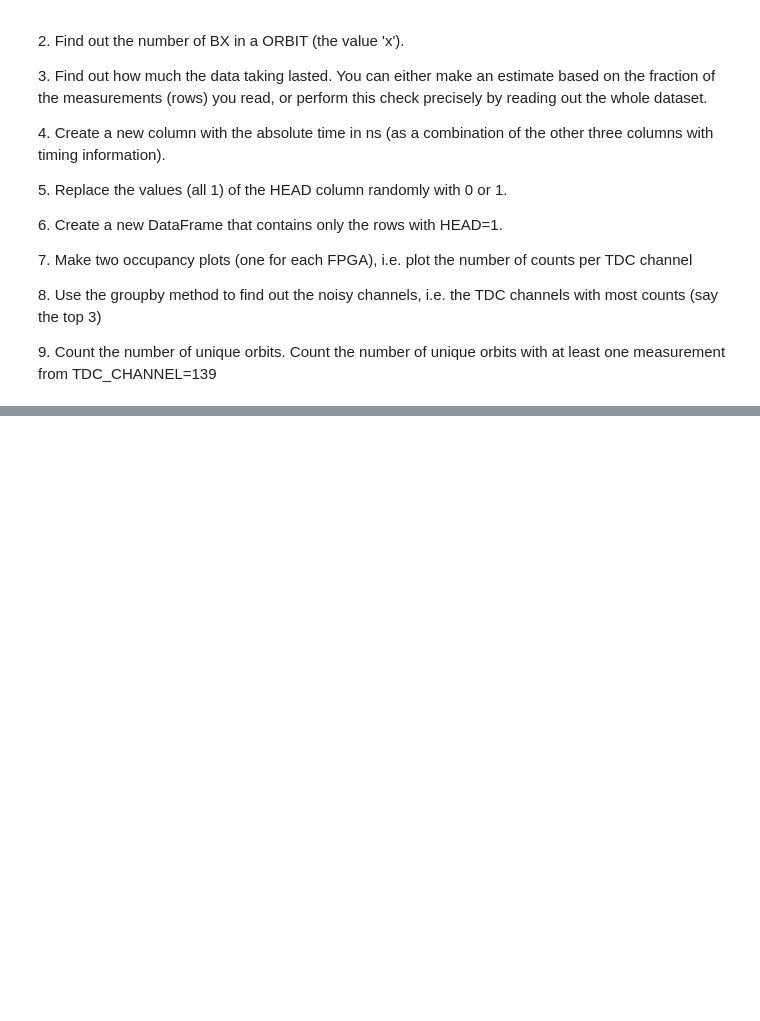
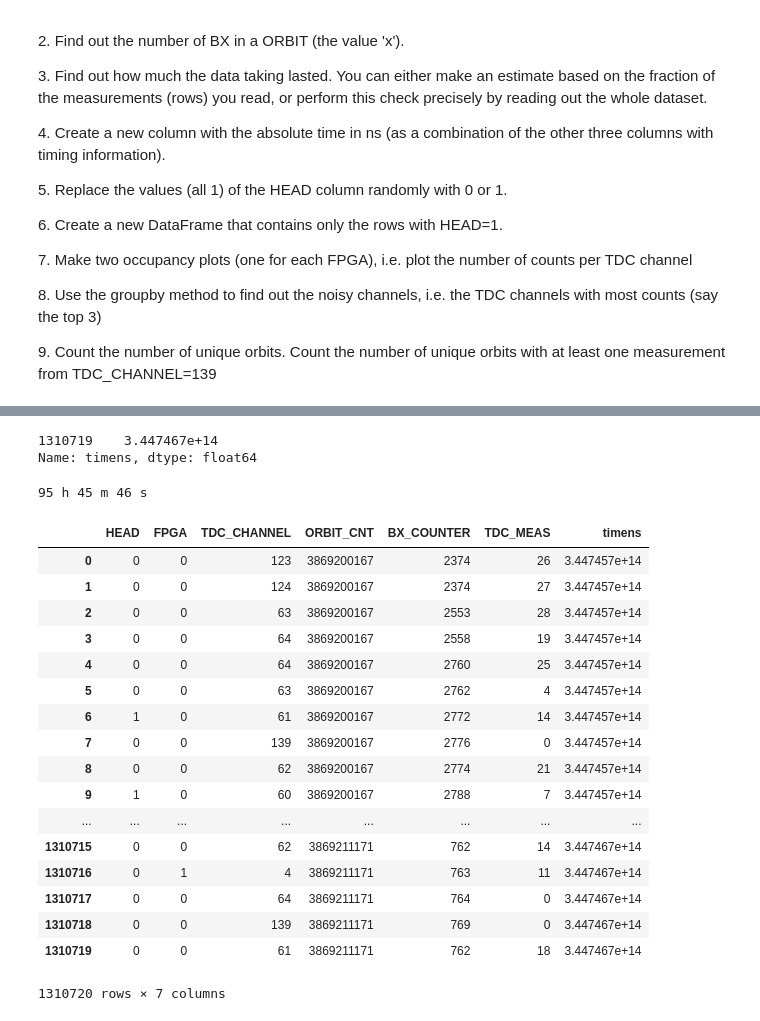
Before and after one commit to santiago10403/LaboratoryOfComputationalPhysics_Y9, a Jupyter notebook: 06ex_Pandas.ipynb, the cells around one changed output, grey strips where cells are left out. Cells and saved outputs as stored; diff of their text form; code cells hidden in the pictures; blank space fills up the shorter version.

```diff
--- a/06ex_Pandas.ipynb
+++ b/06ex_Pandas.ipynb
@@ -40,0 +127,36 @@ data_000637.txt.1       [  <=>               ] 224.54K   701KB/s    in 0.3s
+# %%
+data['timens']= (data['BX_COUNTER']* 25 + data['TDC_MEAS'] * 25/30 + 3564 * 25 * data['ORBIT_CNT'])
+data['timens'].tail(1)
+# %% [output]
+1310719    3.447467e+14
+Name: timens, dtype: float64
+# %%
+t = (data['timens'].tail(1))*1e-9
+h = int(t/3600)
+m = int((t - h*3600)/60)
+s = int((t - h*3600 - m*60))
+print(f'{h} h {m} m {s} s')
+# %% [output]
+95 h 45 m 46 s
+# %%
+data['HEAD'] = np.random.randint(0,2,size=len(data['HEAD']))
+data
+# %% [output]
+|  | HEAD | FPGA | TDC_CHANNEL | ORBIT_CNT | BX_COUNTER | TDC_MEAS | timens |
+| 0 | 0 | 0 | 123 | 3869200167 | 2374 | 26 | 3.447457e+14 |
+| 1 | 0 | 0 | 124 | 3869200167 | 2374 | 27 | 3.447457e+14 |
+| 2 | 0 | 0 | 63 | 3869200167 | 2553 | 28 | 3.447457e+14 |
+| 3 | 0 | 0 | 64 | 3869200167 | 2558 | 19 | 3.447457e+14 |
+| 4 | 0 | 0 | 64 | 3869200167 | 2760 | 25 | 3.447457e+14 |
+| 5 | 0 | 0 | 63 | 3869200167 | 2762 | 4 | 3.447457e+14 |
+| 6 | 1 | 0 | 61 | 3869200167 | 2772 | 14 | 3.447457e+14 |
+| 7 | 0 | 0 | 139 | 3869200167 | 2776 | 0 | 3.447457e+14 |
+| 8 | 0 | 0 | 62 | 3869200167 | 2774 | 21 | 3.447457e+14 |
+| 9 | 1 | 0 | 60 | 3869200167 | 2788 | 7 | 3.447457e+14 |
+| ... | ... | ... | ... | ... | ... | ... | ... |
+| 1310715 | 0 | 0 | 62 | 3869211171 | 762 | 14 | 3.447467e+14 |
+| 1310716 | 0 | 1 | 4 | 3869211171 | 763 | 11 | 3.447467e+14 |
+| 1310717 | 0 | 0 | 64 | 3869211171 | 764 | 0 | 3.447467e+14 |
+| 1310718 | 0 | 0 | 139 | 3869211171 | 769 | 0 | 3.447467e+14 |
+| 1310719 | 0 | 0 | 61 | 3869211171 | 762 | 18 | 3.447467e+14 |
+1310720 rows × 7 columns
```
Also changed, not shown: parts of 8 cells of this notebook.
